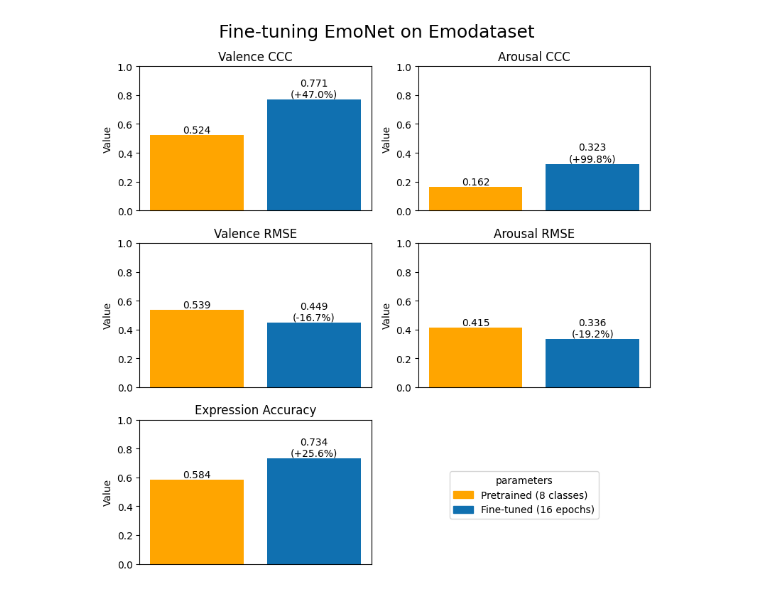
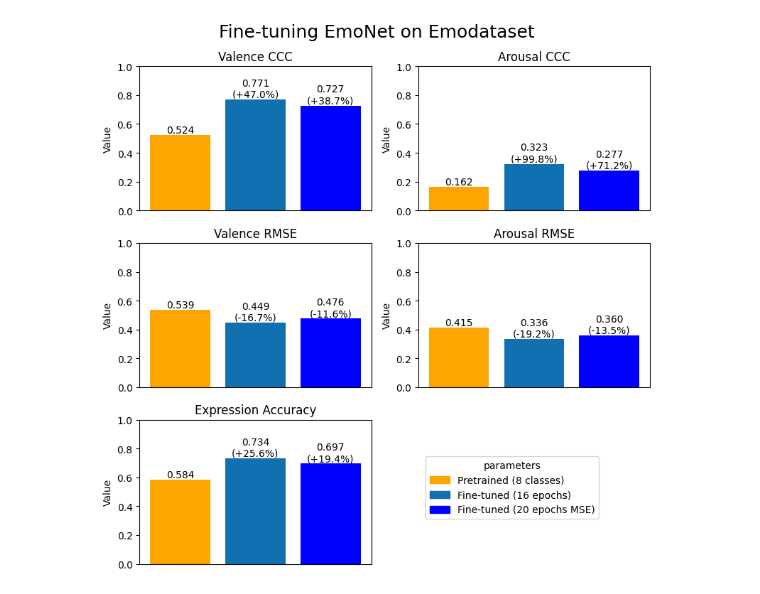
Before and after one commit to MattThePerson/emonet-fine-tuning, a Jupyter notebook: notebooks/GRAPH_evaluations.ipynb, the cells around one changed output. Drawn from its saved outputs; the diff is of its cells as text; code cells hidden in the pictures.

```diff
--- a/notebooks/GRAPH_evaluations.ipynb
+++ b/notebooks/GRAPH_evaluations.ipynb
@@ -68,6 +69,7 @@ INCLUDE_MODELS = [
     "emonet_8.pth",
     "emonet_8_FT_16ep.pth",
     # "emonet_8_FT_5ep_mod.pth",
+    "emonet_8_FT_20ep_mse.pth"
 ]
 df_plot = df[df["model"].isin(INCLUDE_MODELS)]
 
@@ -84,31 +86,31 @@ plt.suptitle('Fine-tuning EmoNet on Emodataset', fontsize=18)
 axes = axes.flatten()
 
 for ax, metric in zip(axes, metrics):
     values = df_plot[metric].tolist()
     bars = ax.bar(range(len(values)), values, color=colors)
     ax.set_title(label_map[metric])
     ax.set_xticks([])
     ax.set_ylim(0, 1)
     ax.set_xticklabels([])  # remove x-axis labels
     ax.set_ylabel('Value')
 
     # display value above bar
     base_value = None
     for bar, value in zip(bars, values):
         perc_str = ""
         if base_value is None:
             base_value = value
         else:
             perc = (value - base_value) / base_value
             perc_str = f"\n({perc*100:+.1f}%)"
         ax.text(bar.get_x() + bar.get_width()/2, value,
                 f'{value:.3f}{perc_str}', ha='center', va='bottom')
 
 axes[-1].axis('off')
 
 handles = [ mpatches.Patch(color=color, label=desc) for color, desc in zip(colors, descriptions) ]
 fig.legend(handles=handles, loc='lower right', bbox_to_anchor=(0.9, 0.1), title='parameters')
 plt.tight_layout()
 plt.show()
 # %% [output]
-[figure, old version]
+[figure, new version]
```
Also changed, not shown: parts of 1 cell of this notebook, 3 other files.
